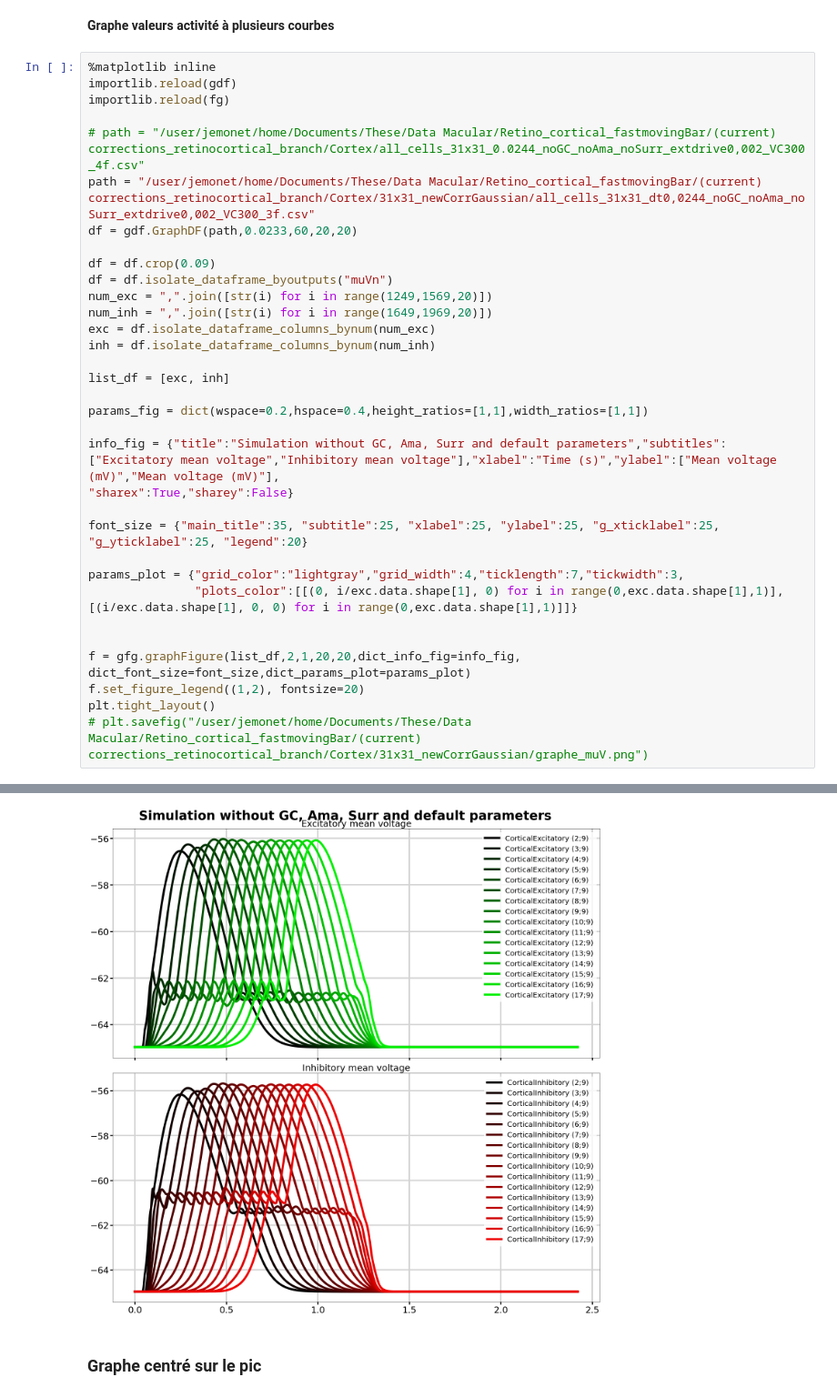
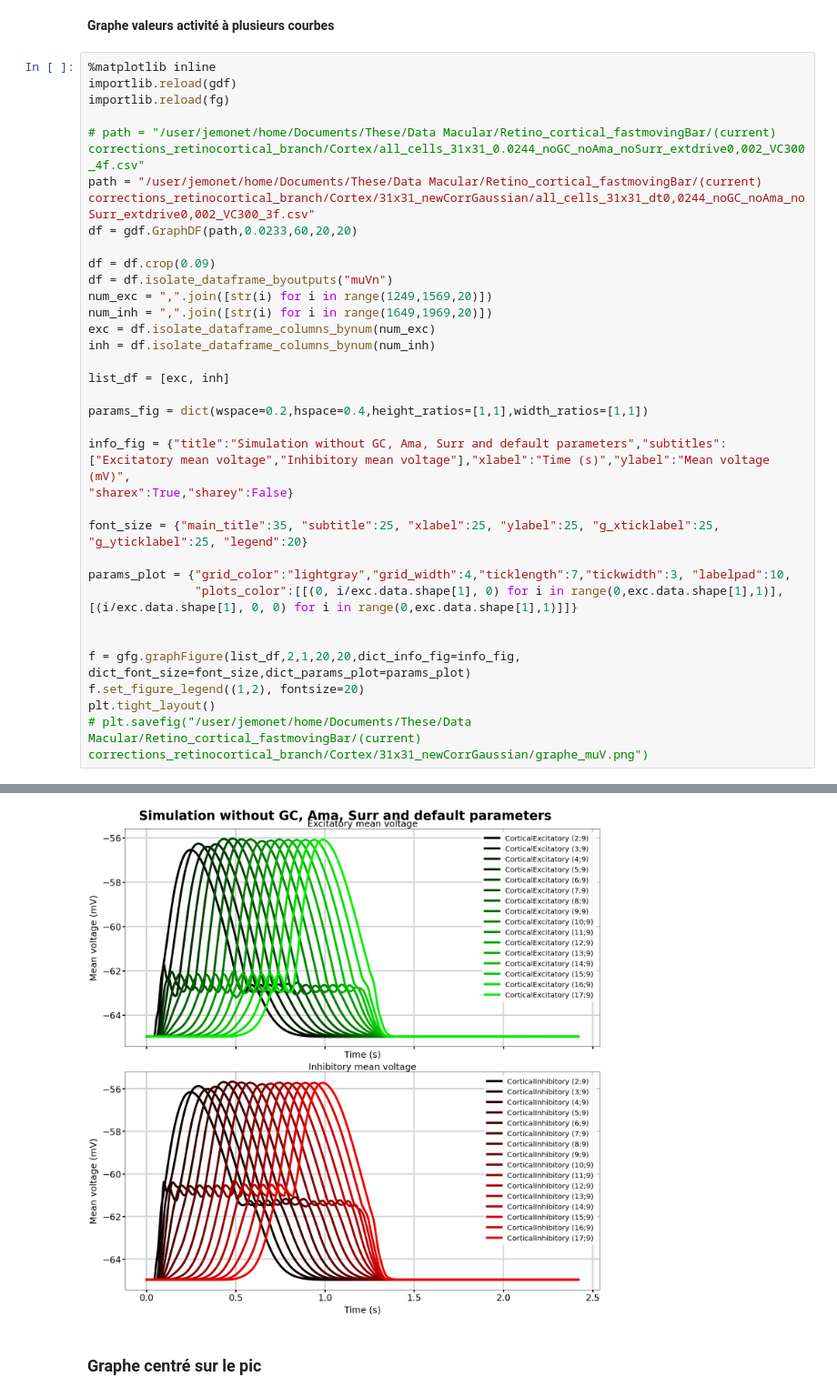
Before and after one commit to JEmonet67/figure_lib, a Jupyter notebook: Modèles_graphes.ipynb, the cells around one changed output, grey strips where cells are left out. Shown at 91% size. Drawn from its saved outputs; the diff is of its cells as text.

```diff
--- a/Modèles_graphes.ipynb
+++ b/Modèles_graphes.ipynb
@@ -220,36 +258,36 @@ importlib.reload(gdf)
 importlib.reload(fg)
 
 # path = "/user/jemonet/home/Documents/These/Data Macular/Retino_cortical_fastmovingBar/(current) corrections_retinocortical_branch/Cortex/all_cells_31x31_0.0244_noGC_noAma_noSurr_extdrive0,002_VC300_4f.csv"
 path = "/user/jemonet/home/Documents/These/Data Macular/Retino_cortical_fastmovingBar/(current) corrections_retinocortical_branch/Cortex/31x31_newCorrGaussian/all_cells_31x31_dt0,0244_noGC_noAma_noSurr_extdrive0,002_VC300_3f.csv"
 df = gdf.GraphDF(path,0.0233,60,20,20)
 
 df = df.crop(0.09)
 df = df.isolate_dataframe_byoutputs("muVn")
 num_exc = ",".join([str(i) for i in range(1249,1569,20)])
 num_inh = ",".join([str(i) for i in range(1649,1969,20)])
 exc = df.isolate_dataframe_columns_bynum(num_exc)
 inh = df.isolate_dataframe_columns_bynum(num_inh)
 
 list_df = [exc, inh]
 
 params_fig = dict(wspace=0.2,hspace=0.4,height_ratios=[1,1],width_ratios=[1,1])
 
-info_fig = {"title":"Simulation without GC, Ama, Surr and default parameters","subtitles":["Excitatory mean voltage","Inhibitory mean voltage"],"xlabel":"Time (s)","ylabel":["Mean voltage (mV)","Mean voltage (mV)"],
+info_fig = {"title":"Simulation without GC, Ama, Surr and default parameters","subtitles":["Excitatory mean voltage","Inhibitory mean voltage"],"xlabel":"Time (s)","ylabel":"Mean voltage (mV)",
 "sharex":True,"sharey":False}
 
 font_size = {"main_title":35, "subtitle":25, "xlabel":25, "ylabel":25, "g_xticklabel":25, "g_yticklabel":25, "legend":20}
 
-params_plot = {"grid_color":"lightgray","grid_width":4,"ticklength":7,"tickwidth":3,
+params_plot = {"grid_color":"lightgray","grid_width":4,"ticklength":7,"tickwidth":3, "labelpad":10,
                "plots_color":[[(0, i/exc.data.shape[1], 0) for i in range(0,exc.data.shape[1],1)],[(i/exc.data.shape[1], 0, 0) for i in range(0,exc.data.shape[1],1)]]}
 
 
 f = gfg.graphFigure(list_df,2,1,20,20,dict_info_fig=info_fig, dict_font_size=font_size,dict_params_plot=params_plot)
 f.set_figure_legend((1,2), fontsize=20)
 plt.tight_layout()
 # plt.savefig("/user/jemonet/home/Documents/These/Data Macular/Retino_cortical_fastmovingBar/(current) corrections_retinocortical_branch/Cortex/31x31_newCorrGaussian/graphe_muV.png")
 # %% [output]
 -- Default values taken for figure parameters --
-[figure, old version]
+[figure, new version]
 # %% [markdown]
 ### Graphe centré sur le pic
 # %%
```
Also changed, not shown: parts of 9 cells of this notebook, 4 other files.
